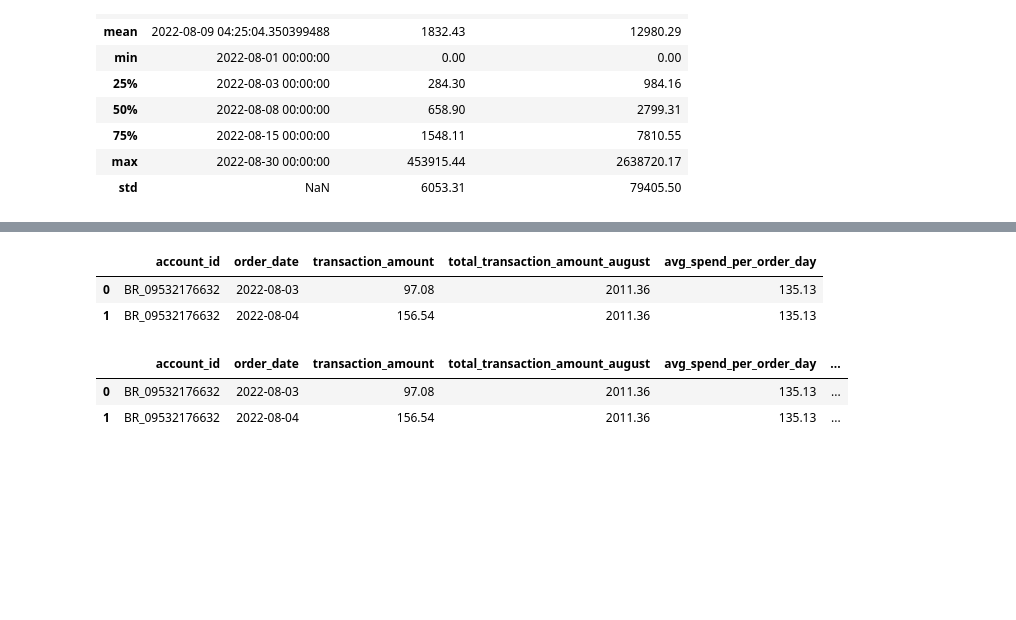
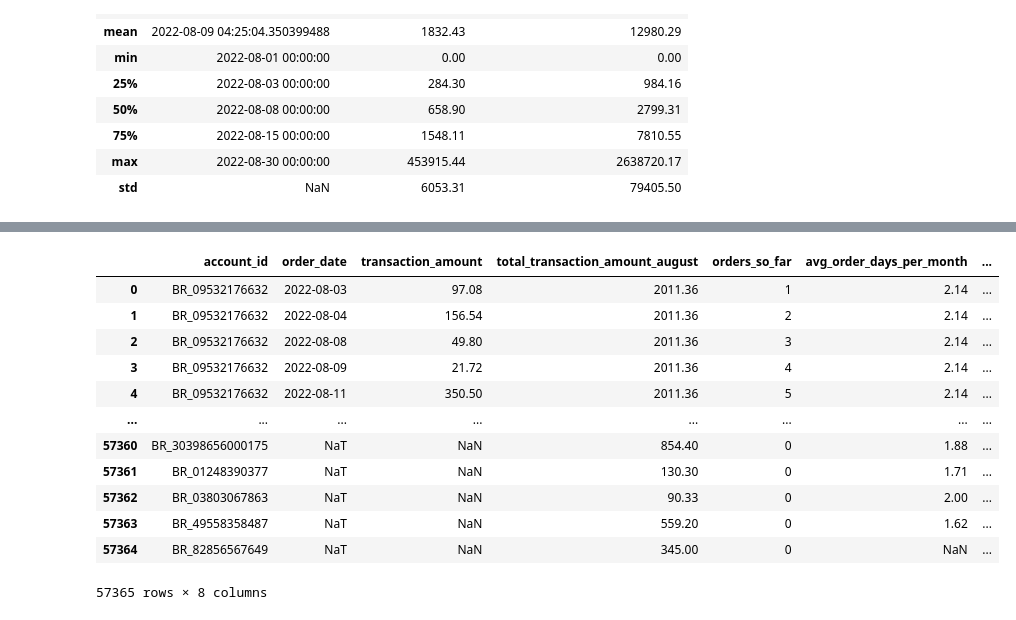
Before and after one commit to telmacarvalho/cases, a Jupyter notebook: case_bees.ipynb, the cells around one changed output, grey strips where cells are left out. Saved outputs shown, nothing was run; the diff lists cells and outputs as text; code cells hidden in the pictures; blank space fills up the shorter version.

```diff
--- a/case_bees.ipynb
+++ b/case_bees.ipynb
@@ -1216,0 +1242,8 @@ memory usage: 514.9+ KB
+# %%
+# Remove rows where order_date is missing to copute orders so far
+valid_august_df = august_df[august_df['order_date'].notna()]
+# %%
+# Compute cumulative count of unique order days per user to create orders_so_far
+august_orders = valid_august_df.sort_values(by=['account_id', 'order_date'])
+august_orders['orders_so_far'] = august_orders.groupby('account_id').cumcount() + 1
+august_orders.head(2)
@@ -1216,0 +1254,9 @@ memory usage: 514.9+ KB
+# %%
+# Merge this back to add new column orders_so_far
+processed_august_df = august_df.merge(
+    august_orders[['account_id', 'order_date', 'orders_so_far']],
+    on=['account_id', 'order_date'],
+    how='left'
+)
+processed_august_df['orders_so_far'] = processed_august_df['orders_so_far'].fillna(0).astype(int)
+processed_august_df
@@ -1216,0 +1277,7 @@ memory usage: 514.9+ KB
+# %%
+# Get features to complete august_df for test
+historical_features = processed_historical_df[
+    ['account_id', 'avg_order_days_per_month',
+    'avg_days_between_orders', 'typical_order_period'
+    ]].drop_duplicates().copy()
+historical_features.head(2)
@@ -1217,19 +1302,18 @@ memory usage: 514.9+ KB
 # %%
-# Merge with august_forecast_df
-processed_august_df = pd.merge(august_df, avg_spend_per_day,
-    on='account_id', how='left')
-processed_august_df.head(2)
+# Merge to add features into august_df
+processed_august_df = processed_august_df.merge(historical_features, on='account_id', how='left')
+processed_august_df
 # %% [output]
-|  | account_id | order_date | transaction_amount | total_transaction_amount_august | avg_spend_per_order_day |
-| 0 | BR_09532176632 | 2022-08-03 | 97.08 | 2011.36 | 135.13 |
-| 1 | BR_09532176632 | 2022-08-04 | 156.54 | 2011.36 | 135.13 |
+|  | account_id | order_date | transaction_amount | total_transaction_amount_august | orders_so_far | avg_order_days_per_month | ... |
+| 0 | BR_09532176632 | 2022-08-03 | 97.08 | 2011.36 | 1 | 2.14 | ... |
+| 1 | BR_09532176632 | 2022-08-04 | 156.54 | 2011.36 | 2 | 2.14 | ... |
+| 2 | BR_09532176632 | 2022-08-08 | 49.80 | 2011.36 | 3 | 2.14 | ... |
+| 3 | BR_09532176632 | 2022-08-09 | 21.72 | 2011.36 | 4 | 2.14 | ... |
+| 4 | BR_09532176632 | 2022-08-11 | 350.50 | 2011.36 | 5 | 2.14 | ... |
+| ... | ... | ... | ... | ... | ... | ... | ... |
+| 57360 | BR_30398656000175 | NaT | NaN | 854.40 | 0 | 1.88 | ... |
+| 57361 | BR_01248390377 | NaT | NaN | 130.30 | 0 | 1.71 | ... |
+| 57362 | BR_03803067863 | NaT | NaN | 90.33 | 0 | 2.00 | ... |
+| 57363 | BR_49558358487 | NaT | NaN | 559.20 | 0 | 1.62 | ... |
+| 57364 | BR_82856567649 | NaT | NaN | 345.00 | 0 | NaN | ... |
+57365 rows × 8 columns
-# %%
-# Estimate order days using: average spend per day = total amount / order days
-processed_august_df['estimated_order_days_august'] = \
-  processed_august_df['total_transaction_amount_august'] / \
-  processed_august_df['avg_spend_per_order_day']
-processed_august_df.head(2)
-# %% [output]
-|  | account_id | order_date | transaction_amount | total_transaction_amount_august | avg_spend_per_order_day | ... |
-| 0 | BR_09532176632 | 2022-08-03 | 97.08 | 2011.36 | 135.13 | ... |
-| 1 | BR_09532176632 | 2022-08-04 | 156.54 | 2011.36 | 135.13 | ... |
```
Also changed, not shown: parts of 33 cells of this notebook.
